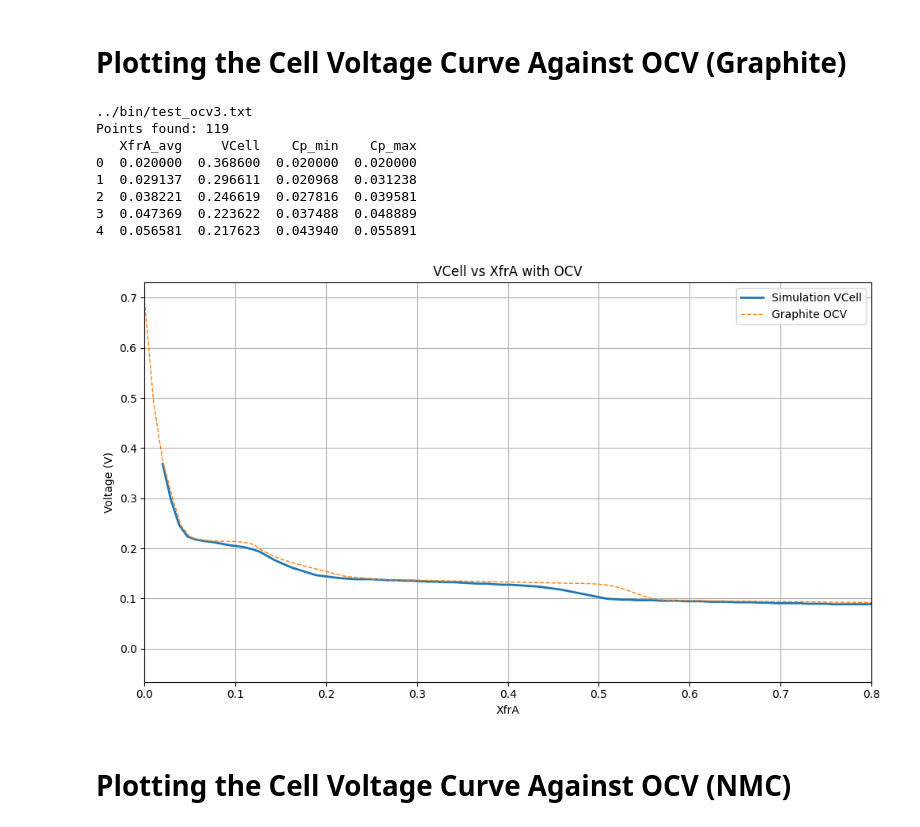
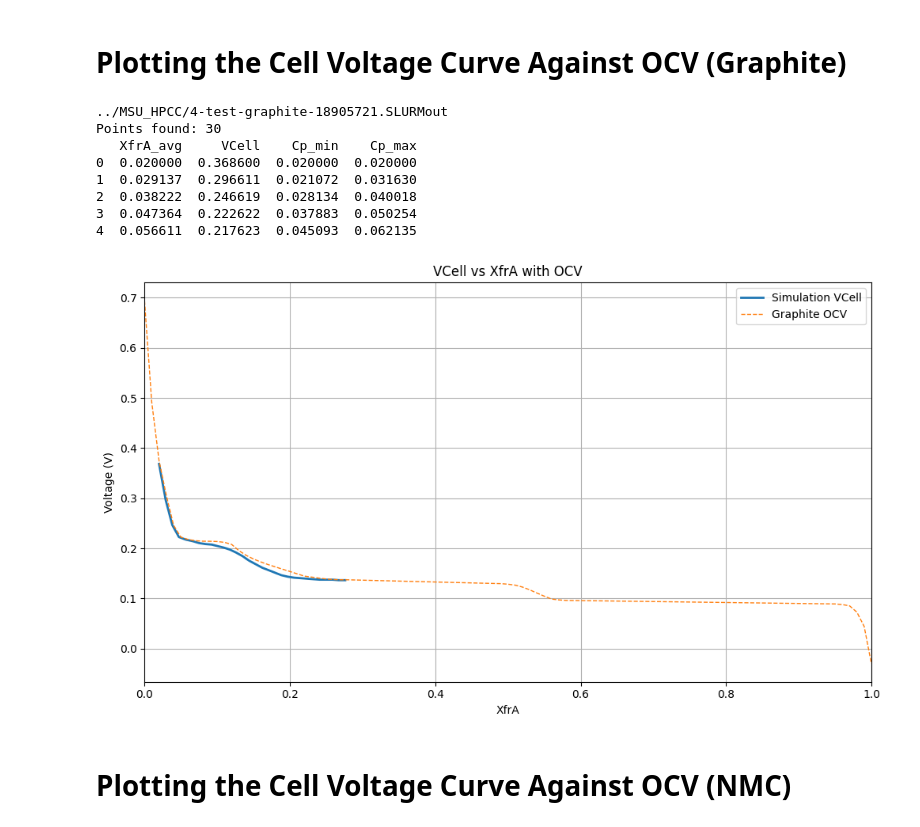
Before and after one commit to HCY-Group/BESFEM, a Jupyter notebook: plotting/OCV_CellVoltage.ipynb, the cells around one changed output. Saved outputs shown, nothing was run; the diff lists cells and outputs as text; code cells hidden in the pictures.

```diff
--- a/plotting/OCV_CellVoltage.ipynb
+++ b/plotting/OCV_CellVoltage.ipynb
@@ -49,7 +49,8 @@ def load_data(file_path):
 # ============================================================
 
 df1 = load_data(
-    "../bin/test_ocv3.txt"
+    # "../bin/test_ocv3.txt"
+    "../MSU_HPCC/4-test-graphite-18905721.SLURMout"
 )
 
 
@@ -74,40 +75,40 @@ plt.figure(figsize=(10,6))
 
 # Simulation voltage
 plt.plot(
     df1["XfrA_avg"],
     df1["VCell"],
     linewidth=2,
     label="Simulation VCell"
 )
 
 # OCV curve
 plt.plot(
     ticks,
     ocv,
     '--',
     linewidth=1,
     label="Graphite OCV"
 )
 
 plt.xlabel("XfrA")
 plt.ylabel("Voltage (V)")
 plt.title("VCell vs XfrA with OCV")
 plt.grid(True)
 plt.legend()
 plt.tight_layout()
 plt.xlim(0,1.0)
 
 plt.show()
 # %% [output]
-../bin/test_ocv3.txt
-Points found: 119
+../MSU_HPCC/4-test-graphite-18905721.SLURMout
+Points found: 30
    XfrA_avg     VCell    Cp_min    Cp_max
 0  0.020000  0.368600  0.020000  0.020000
-1  0.029137  0.296611  0.020968  0.031238
-2  0.038221  0.246619  0.027816  0.039581
-3  0.047369  0.223622  0.037488  0.048889
-4  0.056581  0.217623  0.043940  0.055891
+1  0.029137  0.296611  0.021072  0.031630
+2  0.038222  0.246619  0.028134  0.040018
+3  0.047364  0.222622  0.037883  0.050254
+4  0.056611  0.217623  0.045093  0.062135
-[figure, old version]
+[figure, new version]
 # %% [markdown]
 # Plotting the Cell Voltage Curve Against OCV (NMC)
 # %%
```
Also changed, not shown: 3 other files.
